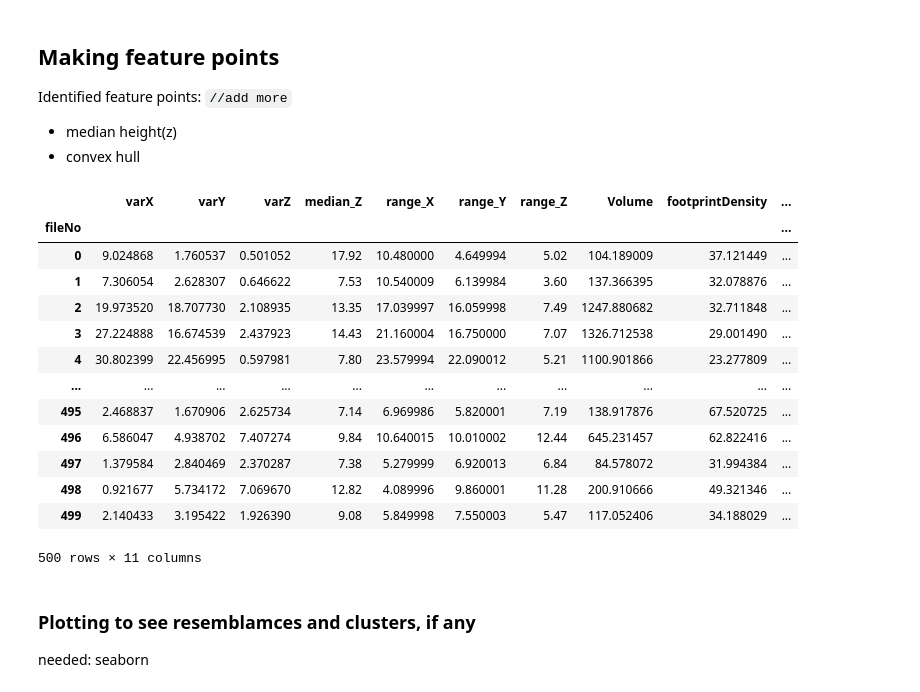
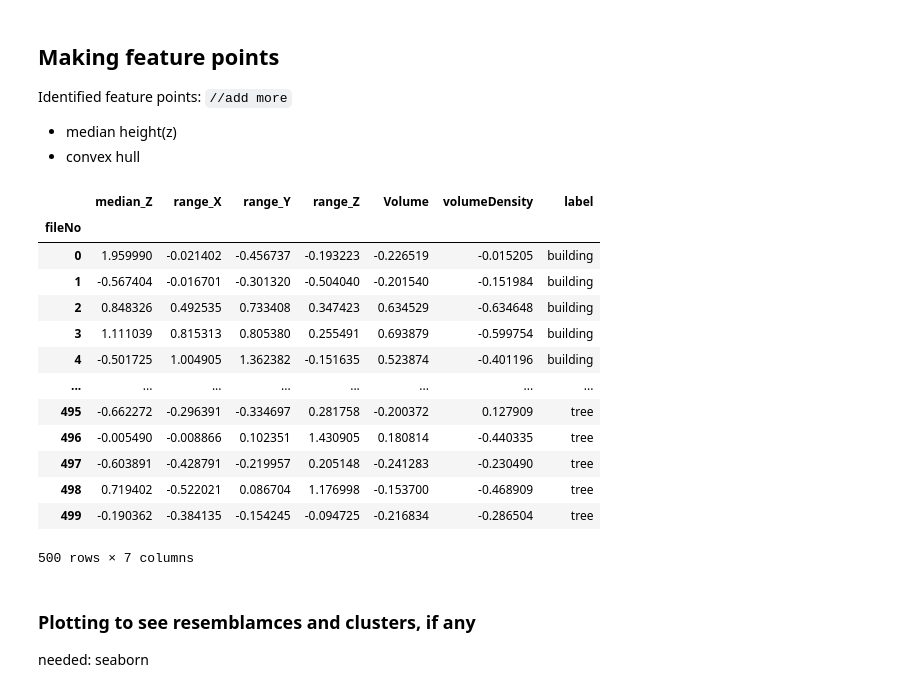
Before and after one commit to pratyush1611/GEO5017_Assignments, a Jupyter notebook: asg01.ipynb, the cells around one changed output. Cells and saved outputs as stored; diff of their text form; code cells hidden in the pictures.

```diff
--- a/asg01.ipynb
+++ b/asg01.ipynb
@@ -51,12 +54,9 @@ dataPathsList = glob.glob(xyzPath)
 allPointsDF= pd.DataFrame(columns=['x','y','z', 'fileNo', 'groundLabel'])
 # featureDF = pd.DataFrame(columns=['Label' , 'convHull', median] )
 
-def df_maker(df1, df2):
-    return pd.concat([df1, df2], sort=False, ignore_index=True)
-
 labelToGive = None
 for path in dataPathsList:
-    indx = int(path.split('/')[-1][0:3])
+    indx = int(path.split('\\')[-1][0:3])
     # if else to determine label
     if indx>=0 and indx<100:
         labelToGive = 'building'
@@ -77,6 +77,6 @@ for path in dataPathsList:
     tempDF.loc[:,'groundLabel'] = labelToGive
 
     # merge with megaDFofPoints
-    allPointsDF = df_maker(allPointsDF, tempDF)
+    allPointsDF = pd.concat([allPointsDF, tempDF], sort=False, ignore_index=True)
 
-# allPointsDF.head()
+allPointsDF.head()
@@ -89,55 +96,70 @@ Identified feature points: `//add more`
 * median height(z)
 * convex hull
 # %%
-def label_determiner(indx):
+def label_determiner(idx):
     labelToGive=None
-    if indx>=0 and indx<100:
+    if idx>=0 and idx<100:
         labelToGive = 'building'
-    elif indx>=100 and indx<200:
+    elif idx>=100 and idx<200:
         labelToGive = 'car'
-    elif indx>=200 and indx<300:
+    elif idx>=200 and idx<300:
         labelToGive = 'fence'
-    elif indx>=300 and indx<400:
+    elif idx>=300 and idx<400:
         labelToGive = 'pole'
-    elif indx>=400 and indx<500:
+    elif idx>=400 and idx<500:
         labelToGive = 'tree'
     return labelToGive
 
 
 featureDF = allPointsDF.groupby('fileNo').var()
 featureDF.rename(columns={'x':'varX','y':'varY','z':'varZ'}, inplace=True)
 featureDF.loc[:,'median_Z'] = allPointsDF.groupby('fileNo').z.median()
 # featureDF.loc[:,'mean_Z'] = allPointsDF.groupby('fileNo').z.mean()
 
 # range of x,y,z
 featureDF.loc[:,'range_X'] = allPointsDF.groupby('fileNo').x.max() - allPointsDF.groupby('fileNo').x.min()
 featureDF.loc[:,'range_Y'] = allPointsDF.groupby('fileNo').y.max() - allPointsDF.groupby('fileNo').y.min()
 featureDF.loc[:,'range_Z'] = allPointsDF.groupby('fileNo').z.max() - allPointsDF.groupby('fileNo').z.min()
 
 featureDF.loc[:,'Volume'] = allPointsDF.set_index('fileNo').loc[:,'x':'z'].groupby('fileNo').apply(ConvexHull).apply(lambda x: x.volume)
 
 # points density
-featureDF.loc[:,'footprintDensity'] =  allPointsDF.groupby('fileNo').count().x / (featureDF.range_X * featureDF.range_Y)
+#featureDF.loc[:,'footprintDensity'] =  allPointsDF.groupby('fileNo').count().x / (featureDF.range_X * featureDF.range_Y)
 featureDF.loc[:,'volumeDensity'] =  allPointsDF.groupby('fileNo').count().x / featureDF.Volume
 
+# label
 featureDF.loc[:,'label'] = featureDF.reset_index().fileNo.apply(label_determiner)
+
+# delete
+del featureDF['varX']
+del featureDF['varY']
+del featureDF['varZ']
+
+# standardize DF
+standardFeatureDF = (featureDF.iloc[:,:-1] - featureDF.iloc[:,:-1].mean() ) / featureDF.iloc[:,:-1].std()
+
+# join labels to the feature DF
+standardFeatureDF = standardFeatureDF.join(other=featureDF.label ,on='fileNo')
+
 featureDF.to_pickle('./scene_objects/featureData.pkl')
-featureDF
+standardFeatureDF.to_pickle('./scene_objects/standardFeatureData.pkl')
+
+standardFeatureDF
 # %% [output]
-|  | varX | varY | varZ | median_Z | range_X | range_Y | range_Z | Volume | footprintDensity | ... |
-| fileNo |  |  |  |  |  |  |  |  |  | ... |
-| 0 | 9.024868 | 1.760537 | 0.501052 | 17.92 | 10.480000 | 4.649994 | 5.02 | 104.189009 | 37.121449 | ... |
-| 1 | 7.306054 | 2.628307 | 0.646622 | 7.53 | 10.540009 | 6.139984 | 3.60 | 137.366395 | 32.078876 | ... |
-| 2 | 19.973520 | 18.707730 | 2.108935 | 13.35 | 17.039997 | 16.059998 | 7.49 | 1247.880682 | 32.711848 | ... |
-| 3 | 27.224888 | 16.674539 | 2.437923 | 14.43 | 21.160004 | 16.750000 | 7.07 | 1326.712538 | 29.001490 | ... |
-| 4 | 30.802399 | 22.456995 | 0.597981 | 7.80 | 23.579994 | 22.090012 | 5.21 | 1100.901866 | 23.277809 | ... |
-| ... | ... | ... | ... | ... | ... | ... | ... | ... | ... | ... |
-| 495 | 2.468837 | 1.670906 | 2.625734 | 7.14 | 6.969986 | 5.820001 | 7.19 | 138.917876 | 67.520725 | ... |
-| 496 | 6.586047 | 4.938702 | 7.407274 | 9.84 | 10.640015 | 10.010002 | 12.44 | 645.231457 | 62.822416 | ... |
-| 497 | 1.379584 | 2.840469 | 2.370287 | 7.38 | 5.279999 | 6.920013 | 6.84 | 84.578072 | 31.994384 | ... |
-| 498 | 0.921677 | 5.734172 | 7.069670 | 12.82 | 4.089996 | 9.860001 | 11.28 | 200.910666 | 49.321346 | ... |
-| 499 | 2.140433 | 3.195422 | 1.926390 | 9.08 | 5.849998 | 7.550003 | 5.47 | 117.052406 | 34.188029 | ... |
+|  | median_Z | range_X | range_Y | range_Z | Volume | volumeDensity | label |
+| fileNo |  |  |  |  |  |  |  |
+| 0 | 1.959990 | -0.021402 | -0.456737 | -0.193223 | -0.226519 | -0.015205 | building |
+| 1 | -0.567404 | -0.016701 | -0.301320 | -0.504040 | -0.201540 | -0.151984 | building |
+| 2 | 0.848326 | 0.492535 | 0.733408 | 0.347423 | 0.634529 | -0.634648 | building |
+| 3 | 1.111039 | 0.815313 | 0.805380 | 0.255491 | 0.693879 | -0.599754 | building |
+| 4 | -0.501725 | 1.004905 | 1.362382 | -0.151635 | 0.523874 | -0.401196 | building |
+| ... | ... | ... | ... | ... | ... | ... | ... |
+| 495 | -0.662272 | -0.296391 | -0.334697 | 0.281758 | -0.200372 | 0.127909 | tree |
+| 496 | -0.005490 | -0.008866 | 0.102351 | 1.430905 | 0.180814 | -0.440335 | tree |
+| 497 | -0.603891 | -0.428791 | -0.219957 | 0.205148 | -0.241283 | -0.230490 | tree |
+| 498 | 0.719402 | -0.522021 | 0.086704 | 1.176998 | -0.153700 | -0.468909 | tree |
+| 499 | -0.190362 | -0.384135 | -0.154245 | -0.094725 | -0.216834 | -0.286504 | tree |
-500 rows × 11 columns
+500 rows × 7 columns
 # %% [markdown]
 ### Plotting to see resemblamces and clusters, if any
 needed: seaborn
```
Also changed, not shown: parts of 29 cells of this notebook.
